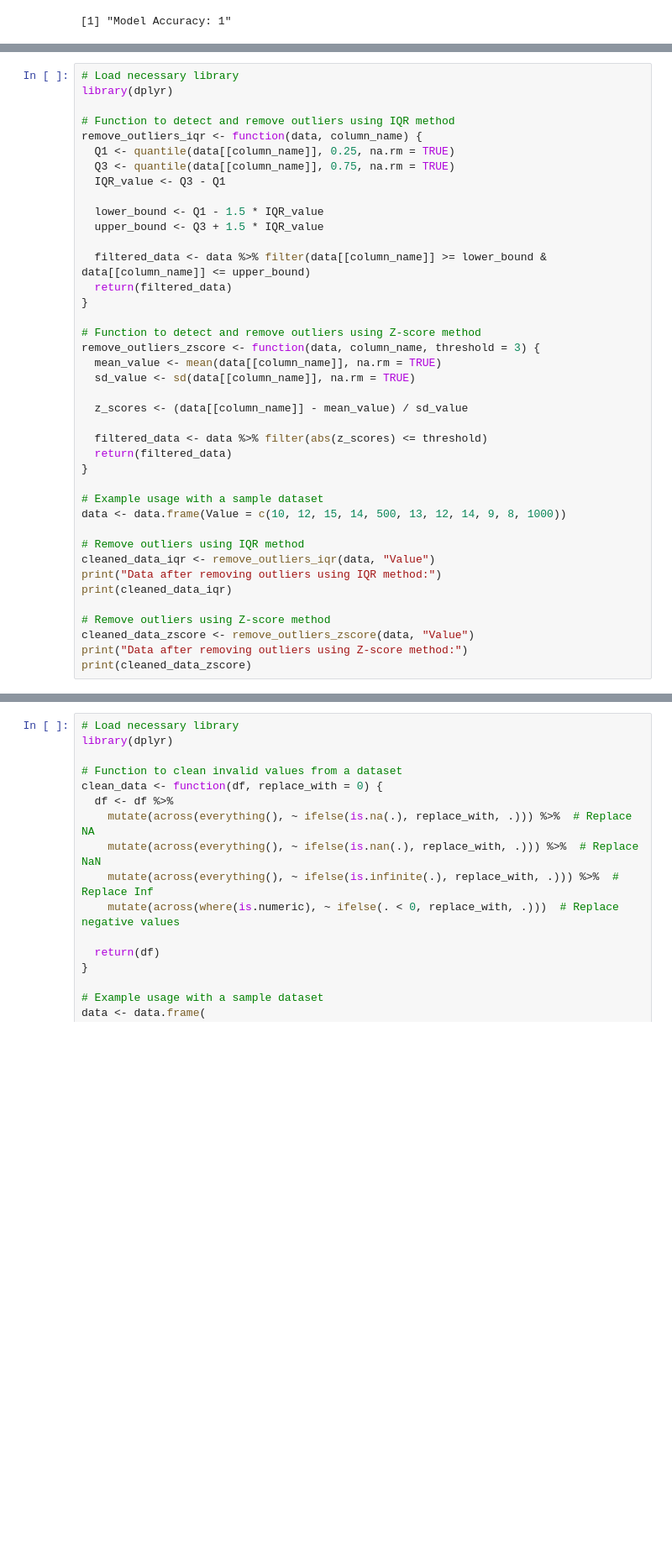
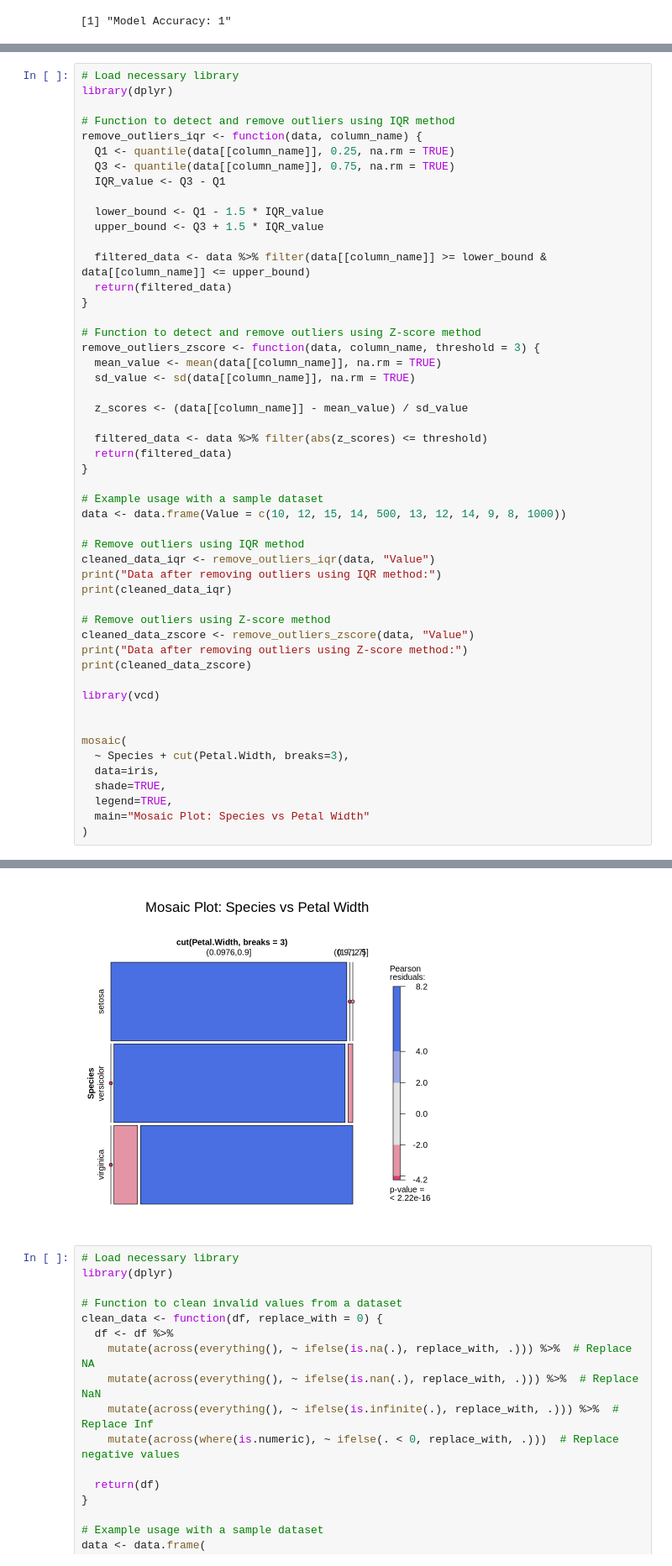
Before and after one commit to soumya0422/Advanced-DS-and-ML, a Jupyter notebook: Advanced_DS.ipynb, the cells around one changed output, grey strips where cells are left out. Shown at 84% size. Cells and saved outputs as stored; diff of their text form; blank space fills up the shorter version.

```diff
--- a/Advanced_DS.ipynb
+++ b/Advanced_DS.ipynb
@@ -237,4 +242,15 @@ print(cleaned_data_iqr)
 cleaned_data_zscore <- remove_outliers_zscore(data, "Value")
 print("Data after removing outliers using Z-score method:")
 print(cleaned_data_zscore)
+
+library(vcd)
+
+
+mosaic(
+  ~ Species + cut(Petal.Width, breaks=3),
+  data=iris,
+  shade=TRUE,
+  legend=TRUE,
+  main="Mosaic Plot: Species vs Petal Width"
+)
 # %% [output]
@@ -269,3 +275,4 @@ The following objects are masked from ‘package:base’:
+[figure, added]
 # %%
 # Load necessary library
 library(dplyr)
```
Also changed, not shown: parts of 2 cells of this notebook.
